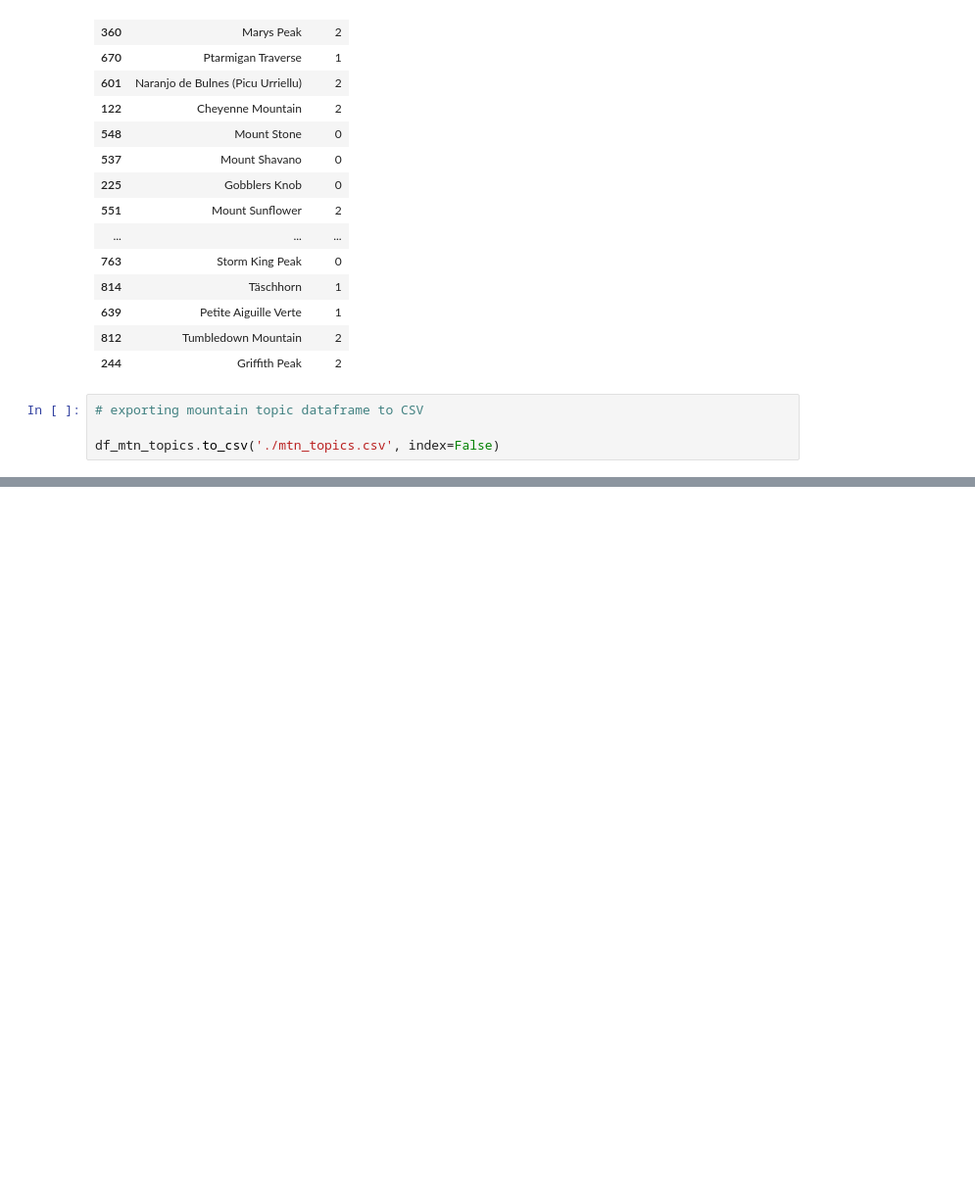
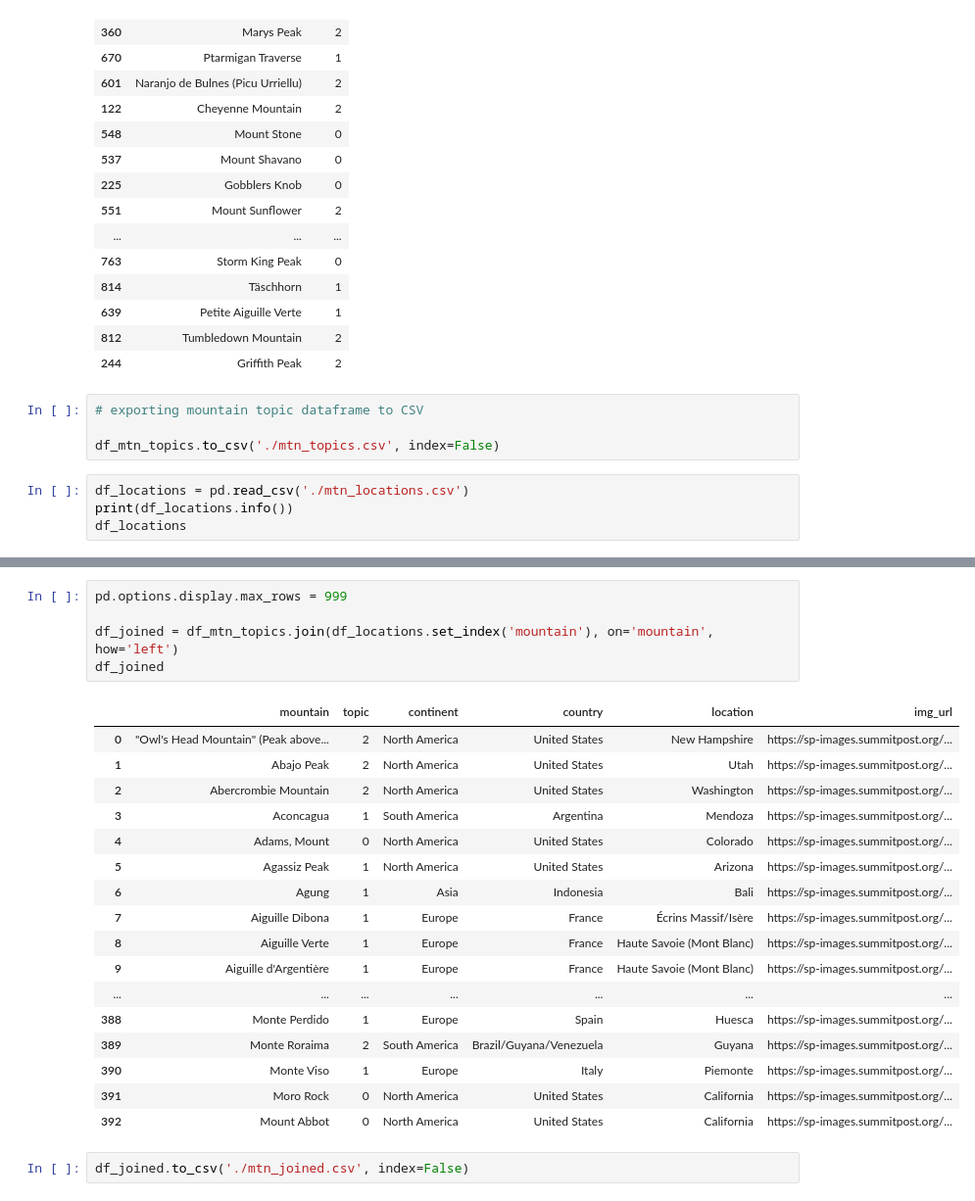
Before and after one commit to huangee/summit_post, a Jupyter notebook: 4_Topic_Modeling.ipynb, the cells around one changed output, grey strips where cells are left out. Shown at 98% size. Drawn from its saved outputs; the diff is of its cells as text; blank space fills up the shorter version.

```diff
--- a/4_Topic_Modeling.ipynb
+++ b/4_Topic_Modeling.ipynb
@@ -315,3 +315,7 @@ None
 # exporting mountain topic dataframe to CSV
 
 df_mtn_topics.to_csv('./mtn_topics.csv', index=False)
+# %%
+df_locations = pd.read_csv('./mtn_locations.csv')
+print(df_locations.info())
+df_locations
@@ -317,0 +351,25 @@ df_mtn_topics.to_csv('./mtn_topics.csv', index=False)
+# %%
+pd.options.display.max_rows = 999
+
+df_joined = df_mtn_topics.join(df_locations.set_index('mountain'), on='mountain', how='left')
+df_joined
+# %% [output]
+|  | mountain | topic | continent | country | location | img_url |
+| 0 | "Owl's Head Mountain" (Peak above... | 2 | North America | United States | New Hampshire | https://sp-images.summitpost.org/... |
+| 1 | Abajo Peak | 2 | North America | United States | Utah | https://sp-images.summitpost.org/... |
+| 2 | Abercrombie Mountain | 2 | North America | United States | Washington | https://sp-images.summitpost.org/... |
+| 3 | Aconcagua | 1 | South America | Argentina | Mendoza | https://sp-images.summitpost.org/... |
+| 4 | Adams, Mount | 0 | North America | United States | Colorado | https://sp-images.summitpost.org/... |
+| 5 | Agassiz Peak | 1 | North America | United States | Arizona | https://sp-images.summitpost.org/... |
+| 6 | Agung | 1 | Asia | Indonesia | Bali | https://sp-images.summitpost.org/... |
+| 7 | Aiguille Dibona | 1 | Europe | France | Écrins Massif/Isère | https://sp-images.summitpost.org/... |
+| 8 | Aiguille Verte | 1 | Europe | France | Haute Savoie (Mont Blanc) | https://sp-images.summitpost.org/... |
+| 9 | Aiguille d'Argentière | 1 | Europe | France | Haute Savoie (Mont Blanc) | https://sp-images.summitpost.org/... |
+| ... | ... | ... | ... | ... | ... | ... |
+| 388 | Monte Perdido | 1 | Europe | Spain | Huesca | https://sp-images.summitpost.org/... |
+| 389 | Monte Roraima | 2 | South America | Brazil/Guyana/Venezuela | Guyana | https://sp-images.summitpost.org/... |
+| 390 | Monte Viso | 1 | Europe | Italy | Piemonte | https://sp-images.summitpost.org/... |
+| 391 | Moro Rock | 0 | North America | United States | California | https://sp-images.summitpost.org/... |
+| 392 | Mount Abbot | 0 | North America | United States | California | https://sp-images.summitpost.org/... |
+# %%
+df_joined.to_csv('./mtn_joined.csv', index=False)
```
Also changed, not shown: parts of 1 cell of this notebook, 3 other files.
